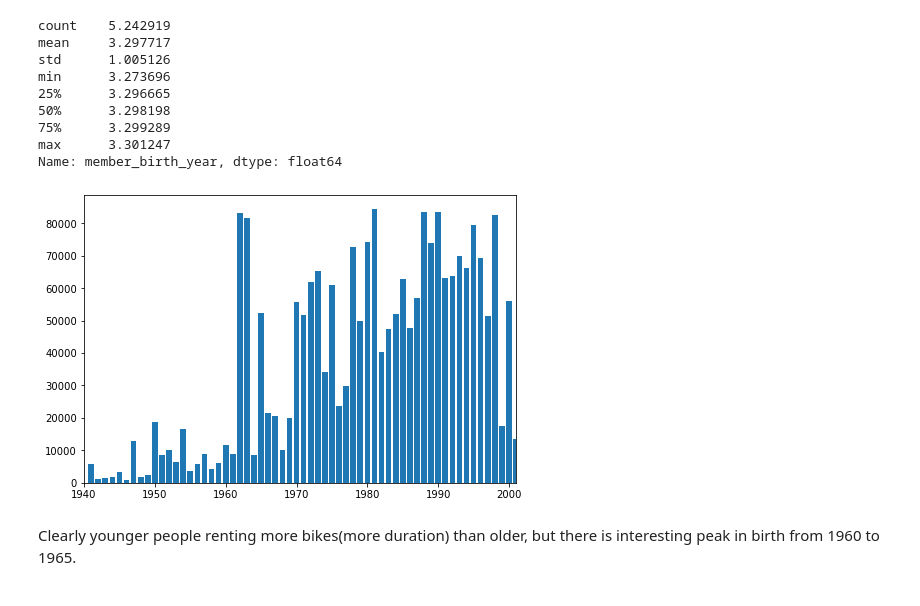
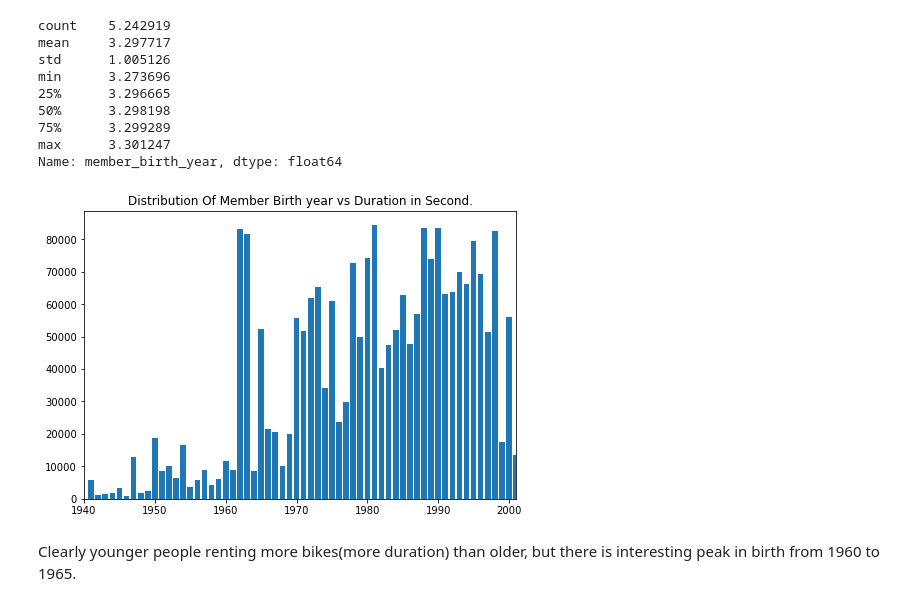
Before and after one commit to AshrafSamir/201902-Fordgobike-Trip-Data-Exploration, a Jupyter notebook: exploration_template.ipynb, the cells around one changed output. Drawn from its saved outputs; the diff is of its cells as text; code cells hidden in the pictures.

```diff
--- a/exploration_template.ipynb
+++ b/exploration_template.ipynb
@@ -540,12 +541,13 @@ Name: member_birth_year, dtype: float64
 # %%
 # Note it will take a while to excute
 fig = plt.figure()
 ax = fig.add_axes([0,0,1,1])
 ax.bar(fordgobike.member_birth_year,fordgobike.duration_sec)
 plt.xlim(1940,2001)
+plt.title('Distribution Of Member Birth year vs Duration in Second.')
 plt.show()
 # %% [output]
-[figure, old version]
+[figure, new version]
 # %% [markdown]
 Clearly younger people renting more bikes(more duration) than older, but there is interesting peak in birth from 1960 to 1965.
 # %% [markdown]
```
Also changed, not shown: parts of 3 cells of this notebook, 1 other file.
